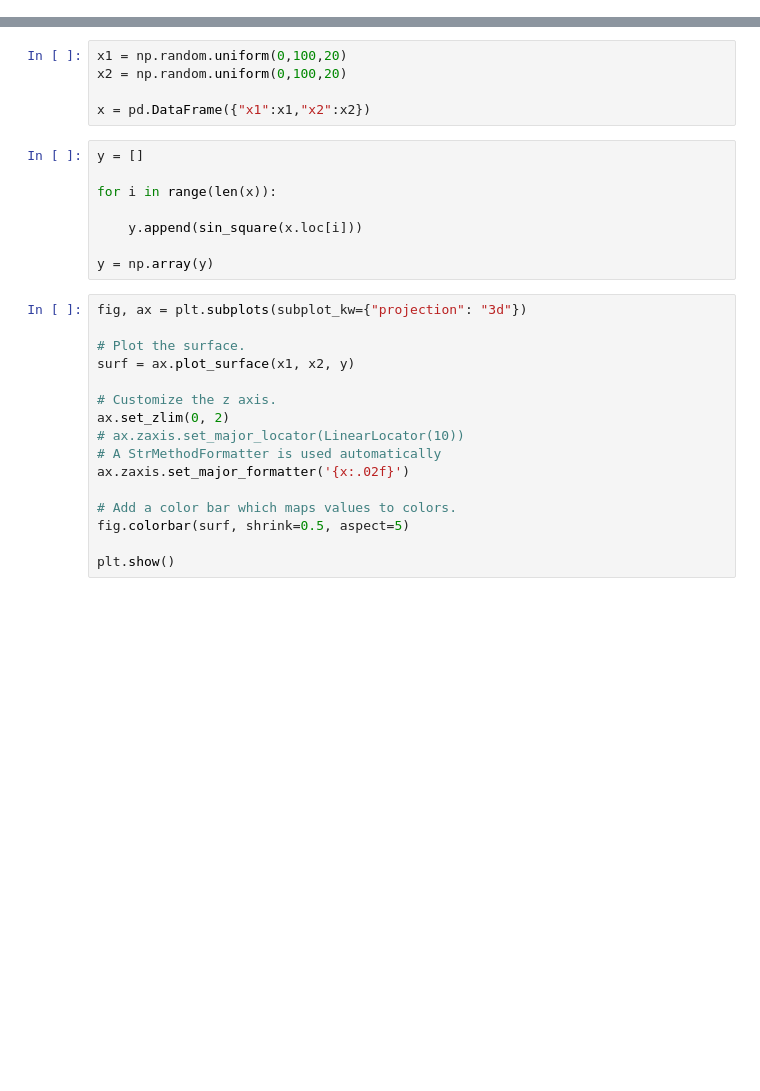
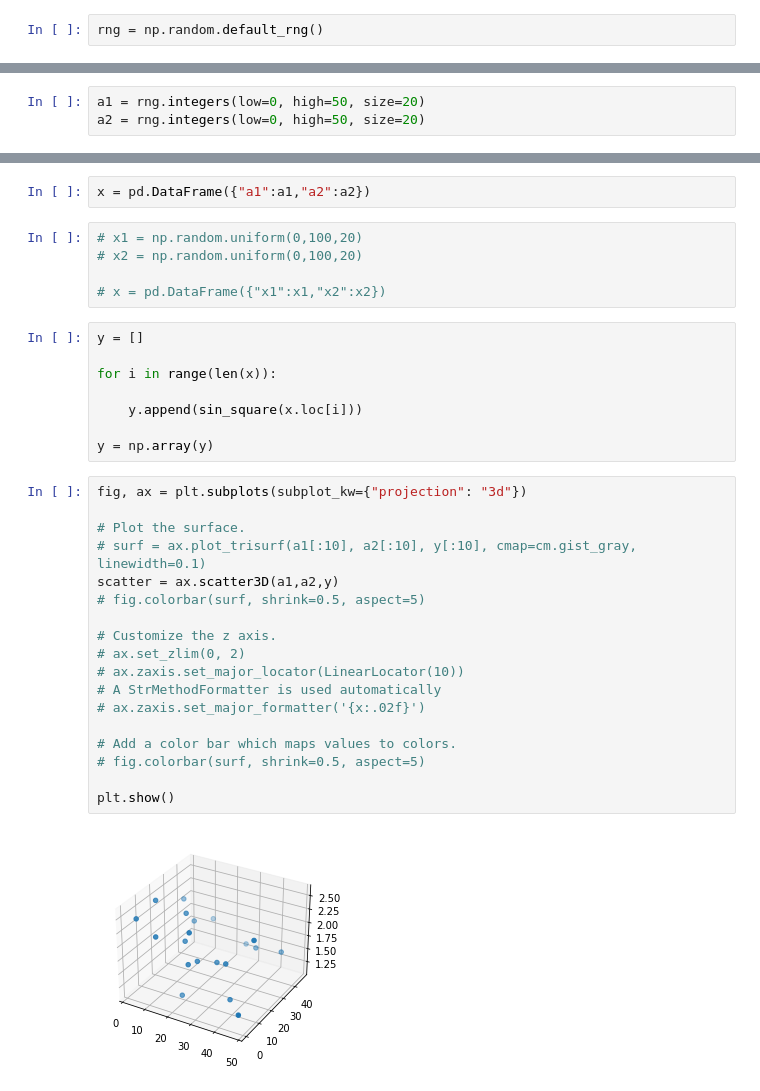
Before and after one commit to CadmusFlux/Paper2Code, a Jupyter notebook: Kolmogorov Arnold Representation (Kan)/function analysis.ipynb, the cells around one changed output, grey strips where cells are left out. Saved outputs shown, nothing was run; the diff lists cells and outputs as text; blank space fills up the shorter version.

```diff
--- a/Kolmogorov Arnold Representation (Kan)/function analysis.ipynb
+++ b/Kolmogorov Arnold Representation (Kan)/function analysis.ipynb
@@ -12,3 +12,5 @@ from wordcloud import WordCloud
+# %%
+rng = np.random.default_rng()
 # %%
 def sin_square(datapoint):
 
@@ -21,3 +23,6 @@ def sin_square(datapoint):
         sum += (np.sin(i))**2
 
     return np.exp((1/dimen)*sum)
+# %%
+a1 = rng.integers(low=0, high=50, size=20)
+a2 = rng.integers(low=0, high=50, size=20)
@@ -24,8 +40,10 @@ def sin_square(datapoint):
+# %%
+x = pd.DataFrame({"a1":a1,"a2":a2})
 # %%
-x1 = np.random.uniform(0,100,20)
-x2 = np.random.uniform(0,100,20)
+# x1 = np.random.uniform(0,100,20)
+# x2 = np.random.uniform(0,100,20)
 
-x = pd.DataFrame({"x1":x1,"x2":x2})
+# x = pd.DataFrame({"x1":x1,"x2":x2})
 # %%
 y = []
 
@@ -37,16 +55,20 @@ y = np.array(y)
 # %%
 fig, ax = plt.subplots(subplot_kw={"projection": "3d"})
 
 # Plot the surface.
-surf = ax.plot_surface(x1, x2, y)
+# surf = ax.plot_trisurf(a1[:10], a2[:10], y[:10], cmap=cm.gist_gray, linewidth=0.1)
+scatter = ax.scatter3D(a1,a2,y)
+# fig.colorbar(surf, shrink=0.5, aspect=5)
 
 # Customize the z axis.
-ax.set_zlim(0, 2)
+# ax.set_zlim(0, 2)
 # ax.zaxis.set_major_locator(LinearLocator(10))
 # A StrMethodFormatter is used automatically
-ax.zaxis.set_major_formatter('{x:.02f}')
+# ax.zaxis.set_major_formatter('{x:.02f}')
 
 # Add a color bar which maps values to colors.
-fig.colorbar(surf, shrink=0.5, aspect=5)
+# fig.colorbar(surf, shrink=0.5, aspect=5)
 
 plt.show()
+# %% [output]
+[figure, added]
```
Also changed, not shown: parts of 4 cells of this notebook.
